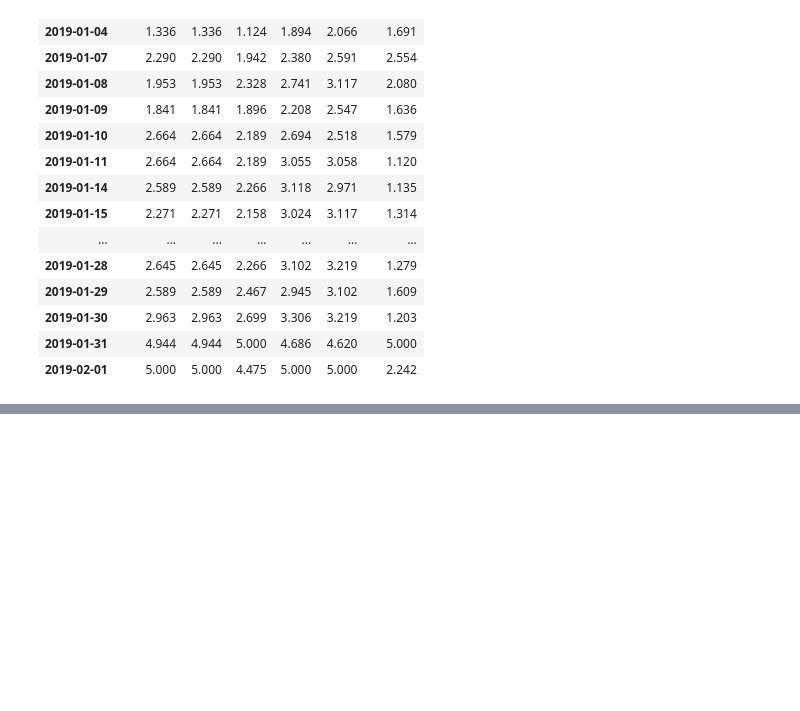
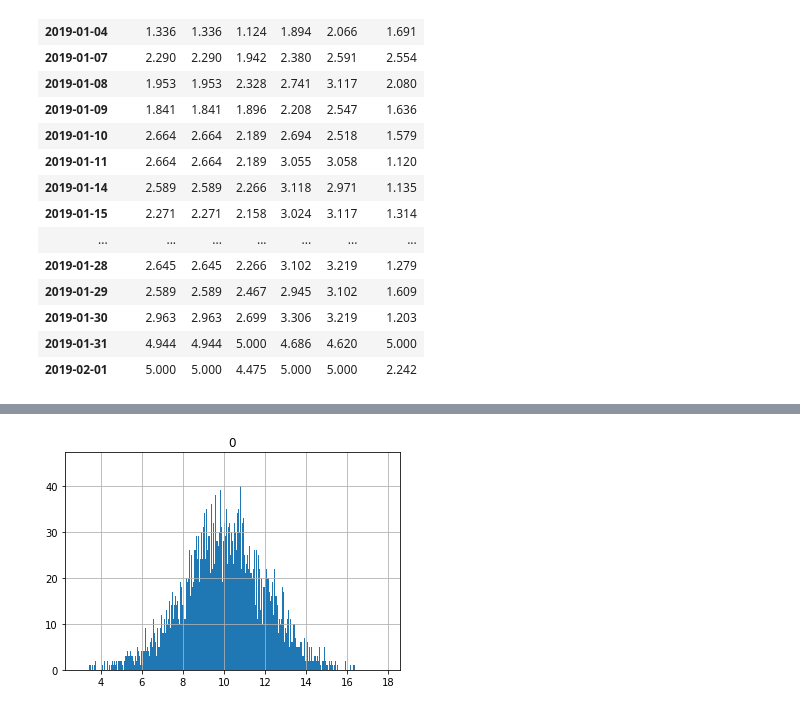
Before and after one commit to askhab2022/ML-Repo, a Jupyter notebook: fin-ml/Introduction.ipynb, the cells around one changed output, grey strips where cells are left out. Saved outputs shown, nothing was run; the diff lists cells and outputs as text; code cells hidden in the pictures; blank space fills up the shorter version.

```diff
--- a/fin-ml/Introduction.ipynb
+++ b/fin-ml/Introduction.ipynb
@@ -161,0 +186,4 @@ pd.DataFrame(scaler.fit_transform(data_web),columns = data_web.columns,index=dat
+# %%
+X.hist(bins=1000);
+# %% [output]
+[figure, added]
```
Also changed, not shown: parts of 21 cells of this notebook.
